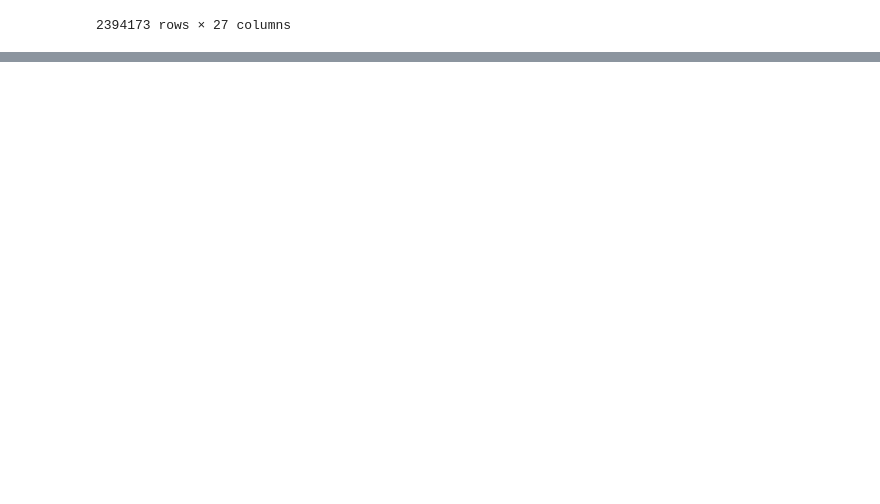
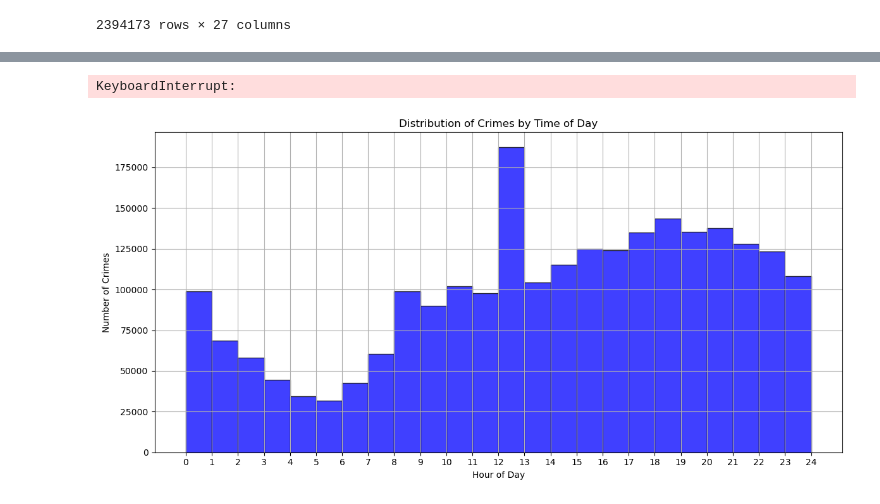
Before and after one commit to Odysseas-Stefanakis/UCalgary_Research_Odysseas, a Jupyter notebook: LA_Crime_Data.ipynb, the cells around one changed output, grey strips where cells are left out. Saved outputs shown, nothing was run; the diff lists cells and outputs as text; code cells hidden in the pictures; blank space fills up the shorter version.

```diff
--- a/LA_Crime_Data.ipynb
+++ b/LA_Crime_Data.ipynb
@@ -215,0 +233,4 @@ la_crime_data_2010_to_2021
+# %%
+# Convert 'Date Rptd' and 'DATE OCC' columns from string to datetime objects to enable easier date and time manipulation.
+la_crime_data_2010_to_2021['Date Rptd']  = pd.to_datetime(la_crime_data_2010_to_2021['Date Rptd'] , format='%m/%d/%Y %I:%M:%S %p')
+la_crime_data_2010_to_2021['DATE OCC'] = pd.to_datetime(la_crime_data_2010_to_2021['DATE OCC'], format='%m/%d/%Y %I:%M:%S %p')
@@ -215,0 +257,4 @@ la_crime_data_2010_to_2021
+# %%
+# Calculate monthly crime counts by grouping the data based on 'Date Rptd' and returns the count of each group.
+monthly_counts = la_crime_data_2010_to_2021.set_index('Date Rptd').resample('ME').size().reset_index(name='Count')
+monthly_counts
@@ -215,0 +301,40 @@ la_crime_data_2010_to_2021
+# %%
+import folium
+from folium.plugins import MarkerCluster
+import pandas as pd
+
+# Sample the data to reduce the number of markers
+sampled_data = la_crime_data_2010_to_2021.sample(n=20000)  # Adjust n for desired sample size
+
+# Create a map centered around a general point in Los Angeles
+la_map = folium.Map(location=[34.0522, -118.2437], zoom_start=10)
+
+# Create a MarkerCluster object
+marker_cluster = MarkerCluster().add_to(la_map)
+
+# Loop through the sampled DataFrame and add each location as a marker to the cluster
+for idx, row in sampled_data.iterrows():
+    if pd.notnull(row['LAT']) and pd.notnull(row['LON']):
+        folium.Marker([row['LAT'], row['LON']],
+                      popup=f"{row['Crm Cd Desc']}: {row['LOCATION']}").add_to(marker_cluster)
+
+# Display the map
+la_map
+# %% [output]
+KeyboardInterrupt:
+# %%
+# Simplify TIME OCC to hours
+la_crime_data_2010_to_2021['Hour of Day'] = la_crime_data_2010_to_2021['TIME OCC'] // 100
+
+# Generate a histogram of the hours
+plt.figure(figsize=(12, 6))
+plt.hist(la_crime_data_2010_to_2021['Hour of Day'], bins=24, range=(0,24), alpha=0.75, color='blue', edgecolor='black')
+plt.title('Distribution of Crimes by Time of Day')
+plt.xlabel('Hour of Day')
+plt.ylabel('Number of Crimes')
+plt.xticks(range(0, 25))
+plt.grid(True)
+plt.tight_layout()
+plt.show()
+# %% [output]
+[figure, added]
```
Also changed, not shown: parts of 6 cells of this notebook.
